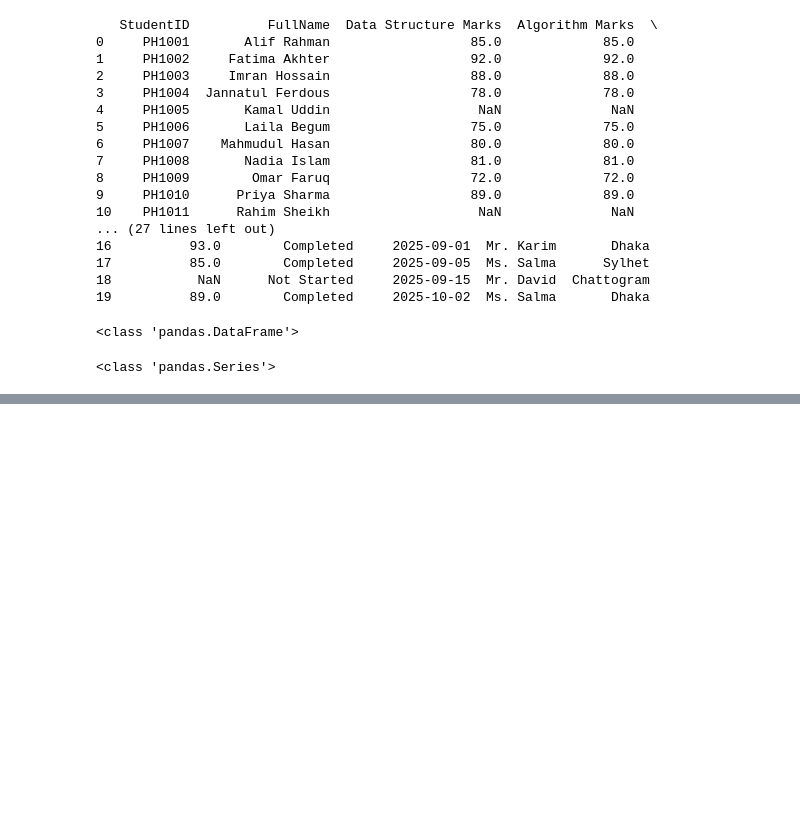
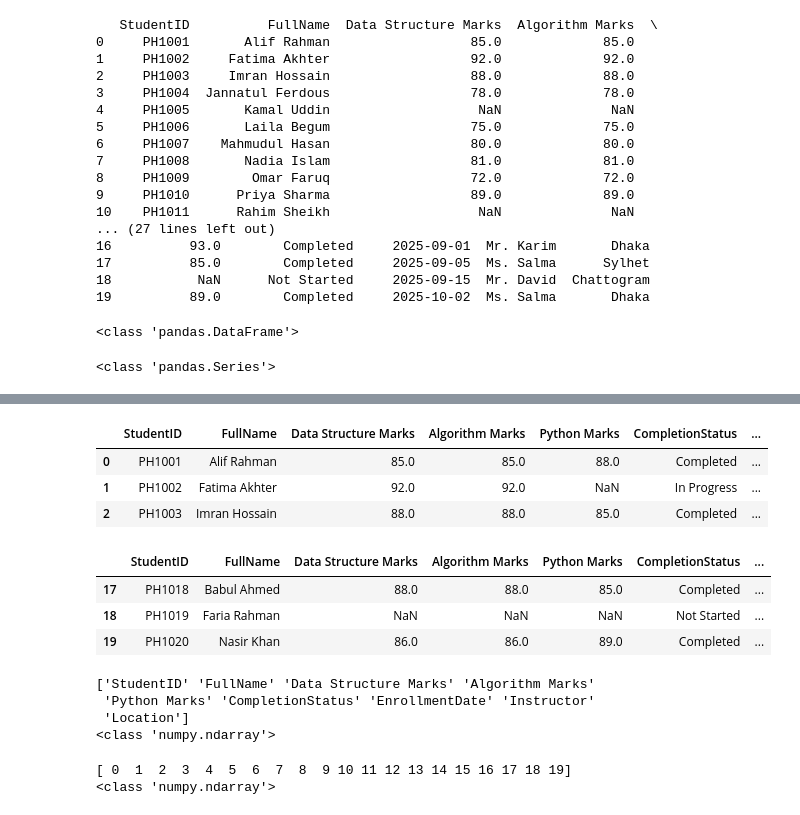
Before and after one commit to Rakibulhasan88/Phitron-week-3, a Jupyter notebook: Module-12.ipynb, the cells around one changed output, grey strips where cells are left out. Cells and saved outputs as stored; diff of their text form; code cells hidden in the pictures; blank space fills up the shorter version.

```diff
--- a/Module-12.ipynb
+++ b/Module-12.ipynb
@@ -34,0 +61,39 @@ print(type(student_id))
+# %%
+# first er
+df.head(3)
+# %% [output]
+|  | StudentID | FullName | Data Structure Marks | Algorithm Marks | Python Marks | CompletionStatus | ... |
+| 0 | PH1001 | Alif Rahman | 85.0 | 85.0 | 88.0 | Completed | ... |
+| 1 | PH1002 | Fatima Akhter | 92.0 | 92.0 | NaN | In Progress | ... |
+| 2 | PH1003 | Imran Hossain | 88.0 | 88.0 | 85.0 | Completed | ... |
+# %%
+#Last er kichu value
+df.tail(3)
+# %% [output]
+|  | StudentID | FullName | Data Structure Marks | Algorithm Marks | Python Marks | CompletionStatus | ... |
+| 17 | PH1018 | Babul Ahmed | 88.0 | 88.0 | 85.0 | Completed | ... |
+| 18 | PH1019 | Faria Rahman | NaN | NaN | NaN | Not Started | ... |
+| 19 | PH1020 | Nasir Khan | 86.0 | 86.0 | 89.0 | Completed | ... |
+# %%
+#cloumn
+import numpy as np
+df.columns
+
+col = np.array(df.columns)
+print(col)
+print(type(col))
+# %% [output]
+['StudentID' 'FullName' 'Data Structure Marks' 'Algorithm Marks'
+ 'Python Marks' 'CompletionStatus' 'EnrollmentDate' 'Instructor'
+ 'Location']
+<class 'numpy.ndarray'>
+# %%
+#index
+df.index
+
+ind = np.array(df.index)
+print(ind)
+print(type(ind))
+# %% [output]
+[ 0  1  2  3  4  5  6  7  8  9 10 11 12 13 14 15 16 17 18 19]
+<class 'numpy.ndarray'>
```
Also changed, not shown: parts of 12 cells of this notebook.
